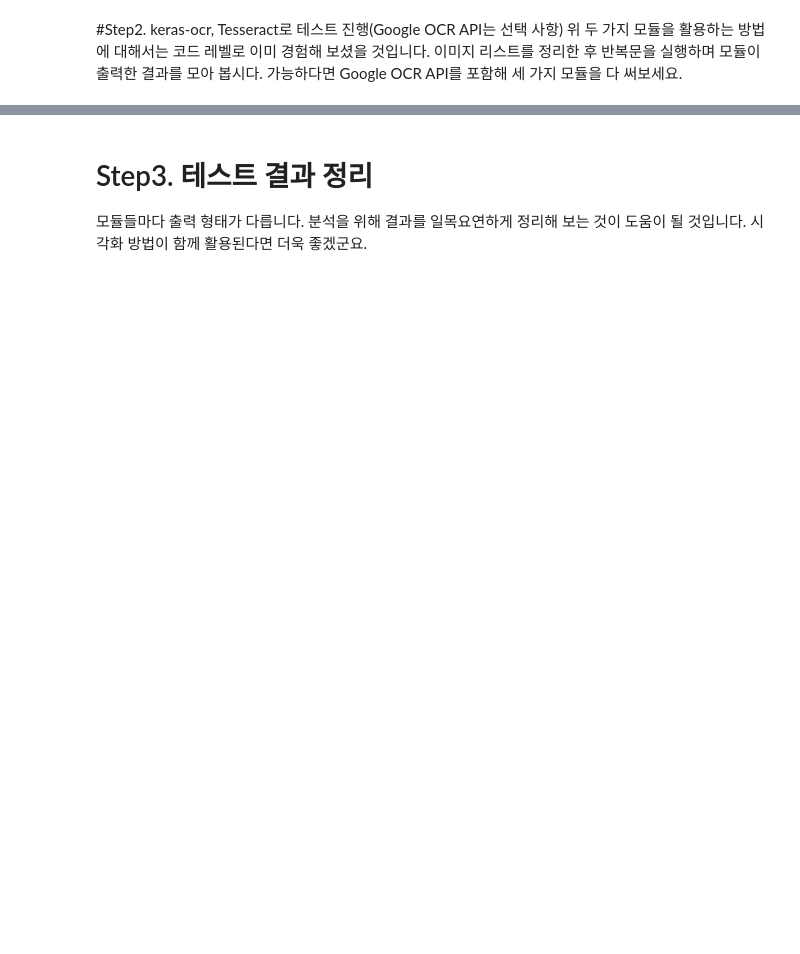
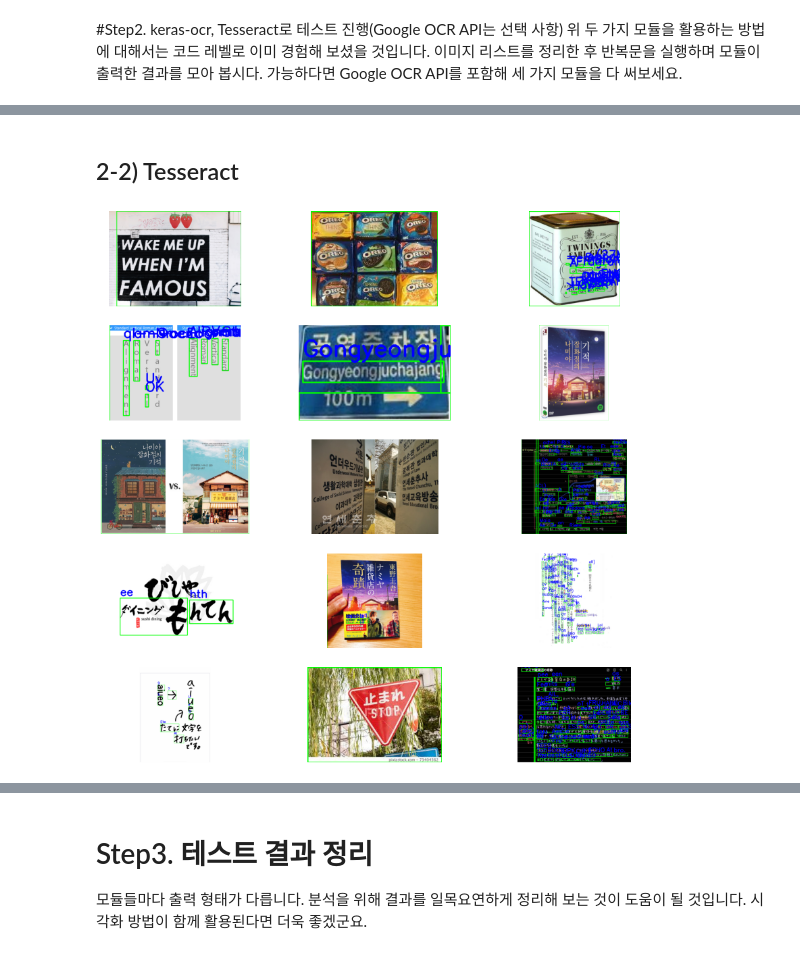
Before and after one commit to Seona056/AIFFEL_Daegu, a Jupyter notebook: [E-15] 다양한 OCR모델 비교하기.ipynb, the cells around one changed output, grey strips where cells are left out. Cells and saved outputs as stored; diff of their text form; code cells hidden in the pictures; blank space fills up the shorter version.

```diff
--- a/[E-15] 다양한 OCR모델 비교하기.ipynb
+++ b/[E-15] 다양한 OCR모델 비교하기.ipynb
@@ -25,0 +153,2 @@ OCR 관련해서 오늘 다루어본 주제는 텍스트의 모양과 크기,
+# %% [markdown]
+## 2-2) Tesseract
@@ -25,0 +197,10 @@ OCR 관련해서 오늘 다루어본 주제는 텍스트의 모양과 크기,
+# %%
+# confidence = 1
+plt.figure(figsize=(15, 15))
+for i,image_path in enumerate(img_file_path,1):
+    img = detect_box(image_path)
+    plt.subplot(5, 3, i)
+    plt.imshow(img)
+    plt.axis('off')
+# %% [output]
+[figure, added]
```
Also changed, not shown: parts of 39 cells of this notebook.
